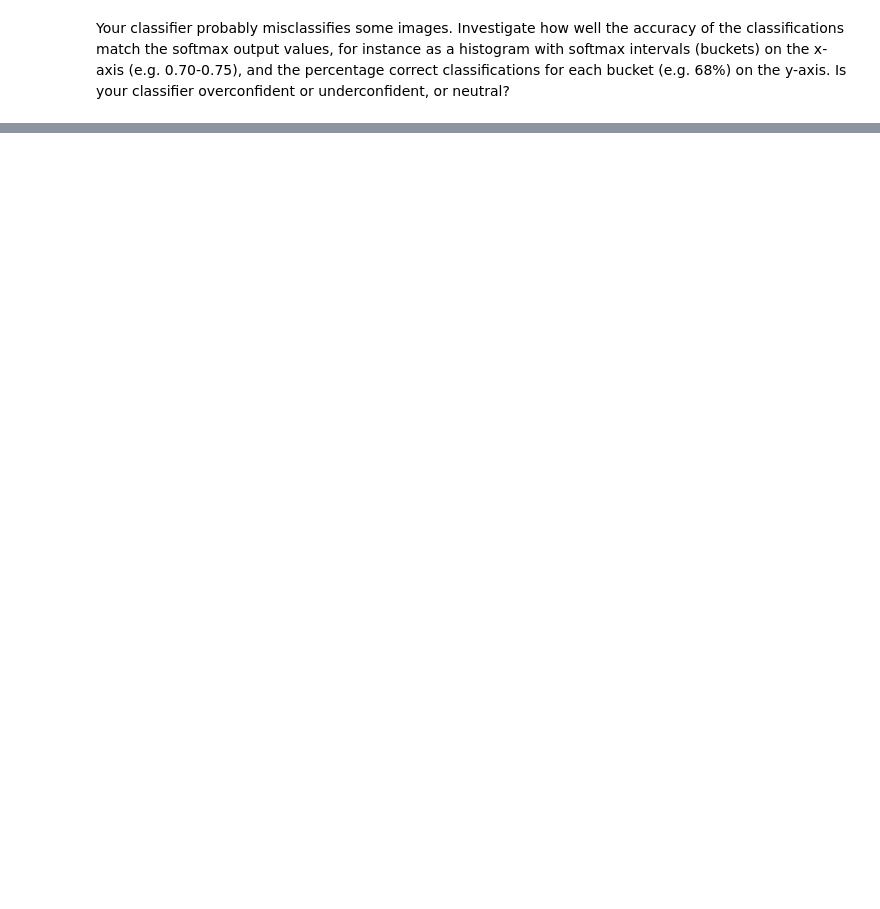
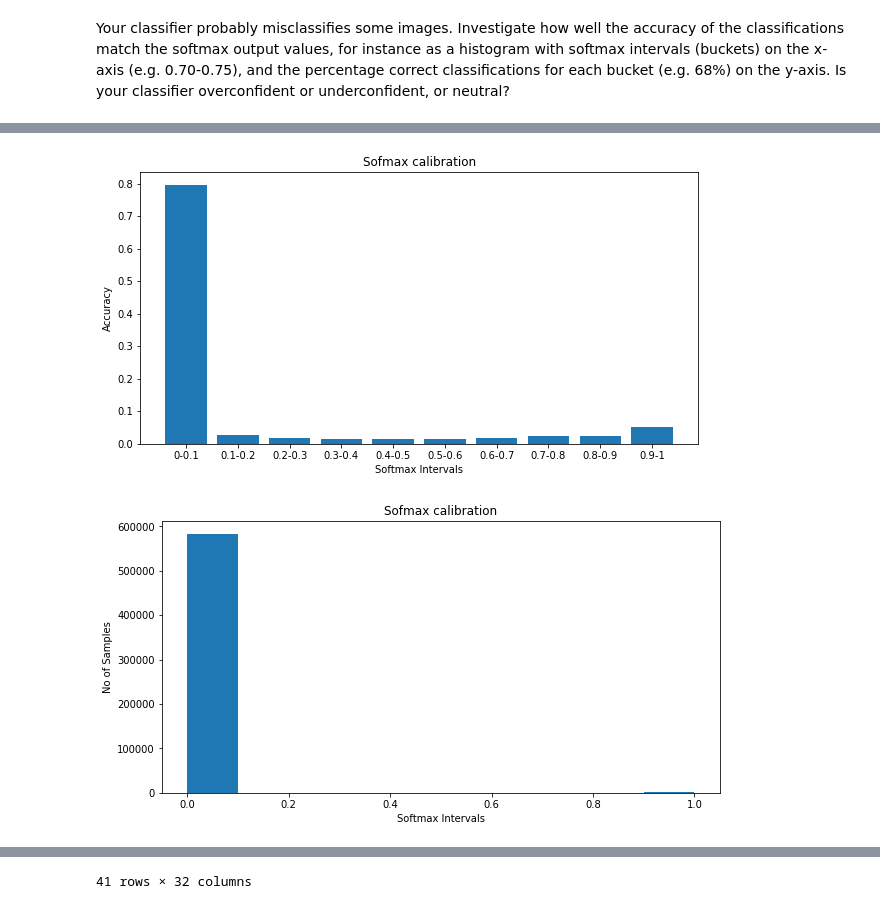
Before and after one commit to FM-uib/INF368, a Jupyter notebook: Ex1/Assignment 1.ipynb, the cells around one changed output, grey strips where cells are left out. Drawn from its saved outputs; the diff is of its cells as text; code cells hidden in the pictures; blank space fills up the shorter version.

```diff
--- a/Ex1/Assignment 1.ipynb
+++ b/Ex1/Assignment 1.ipynb
@@ -480,40 +377,0 @@ for layer in base_model.layers:
-# %%
-batch_size=100
-num_training_samples=len(files)
-# compile the model (should be done *after* setting layers to non-trainable)
-my_training_batch_generator = MY_Gen(files, labels, batch_size)
-model.compile(optimizer='rmsprop', loss='categorical_crossentropy', metrics = ['accuracy'])
-# train the model on the new data for a few epochs
-model.fit_generator(generator=my_training_batch_generator,
-                                          steps_per_epoch=(num_training_samples // batch_size),
-                                          epochs=10,
-                                          verbose=1,
-                                          use_multiprocessing=False,
-                                          workers=16,
-                                          max_queue_size=32,
-                             shuffle = True)
-
-# at this point, the top layers are well trained and we can start fine-tuning
-# convolutional layers from inception V3. We will freeze the bottom N layers
-# and train the remaining top layers.
-# %%
-# let's visualize layer names and layer indices to see how many layers
-# we should freeze:
-for i, layer in enumerate(base_model.layers):
-   print(i, layer.name)
-
-# we chose to train the top 2 inception blocks, i.e. we will freeze
-# the first 249 layers and unfreeze the rest:
-for layer in model.layers[:249]:
-   layer.trainable = False
-for layer in model.layers[249:]:
-   layer.trainable = True
-
-# we need to recompile the model for these modifications to take effect
-# we use SGD with a low learning rate
-from keras.optimizers import SGD
-model.compile(optimizer=SGD(lr=0.0001, momentum=0.9), loss='categorical_crossentropy')
-
-# we train our model again (this time fine-tuning the top 2 inception blocks
-# alongside the top Dense layers
-model.fit_generator(...)
@@ -551,0 +423,5 @@ list(p.glob('**/*'+end))
+# %%
+plot_cm_calib(model, split[4], split[5], OH_enc, dict_classes, batch_size = 8)
+# %% [output]
+[figure, added]
+[figure, added]
@@ -551,0 +446 @@ list(p.glob('**/*'+end))
+41 rows × 32 columns
```
Also changed, not shown: parts of 33 cells of this notebook.
